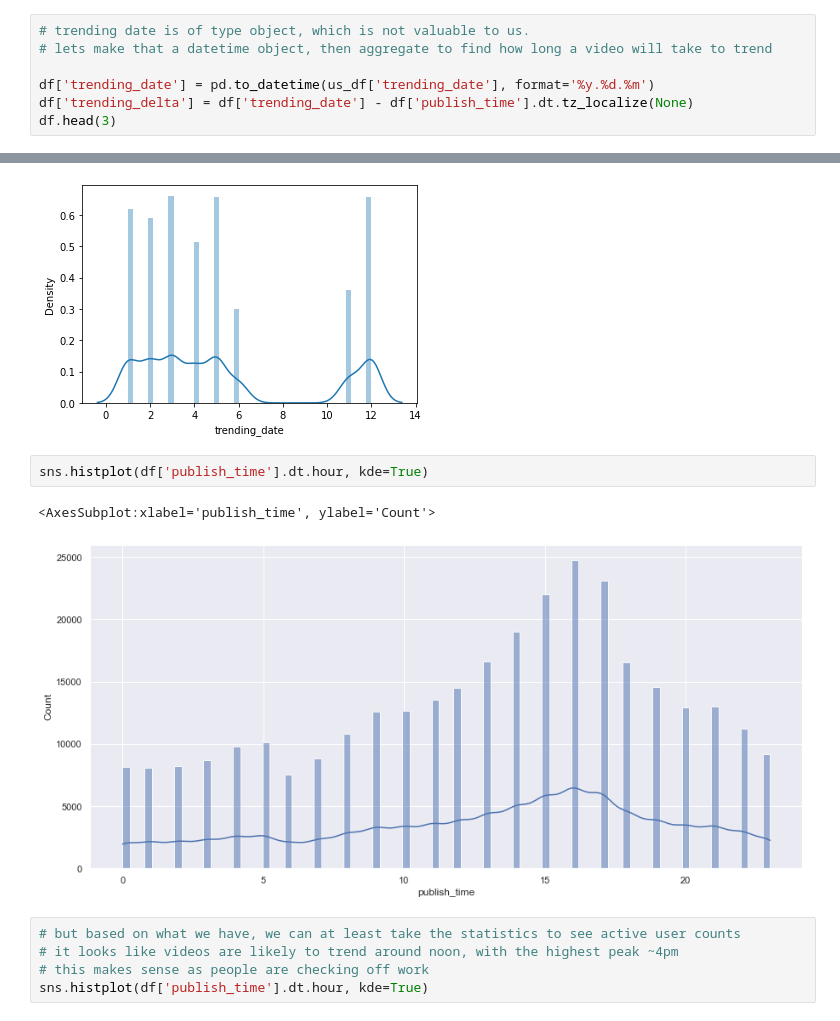
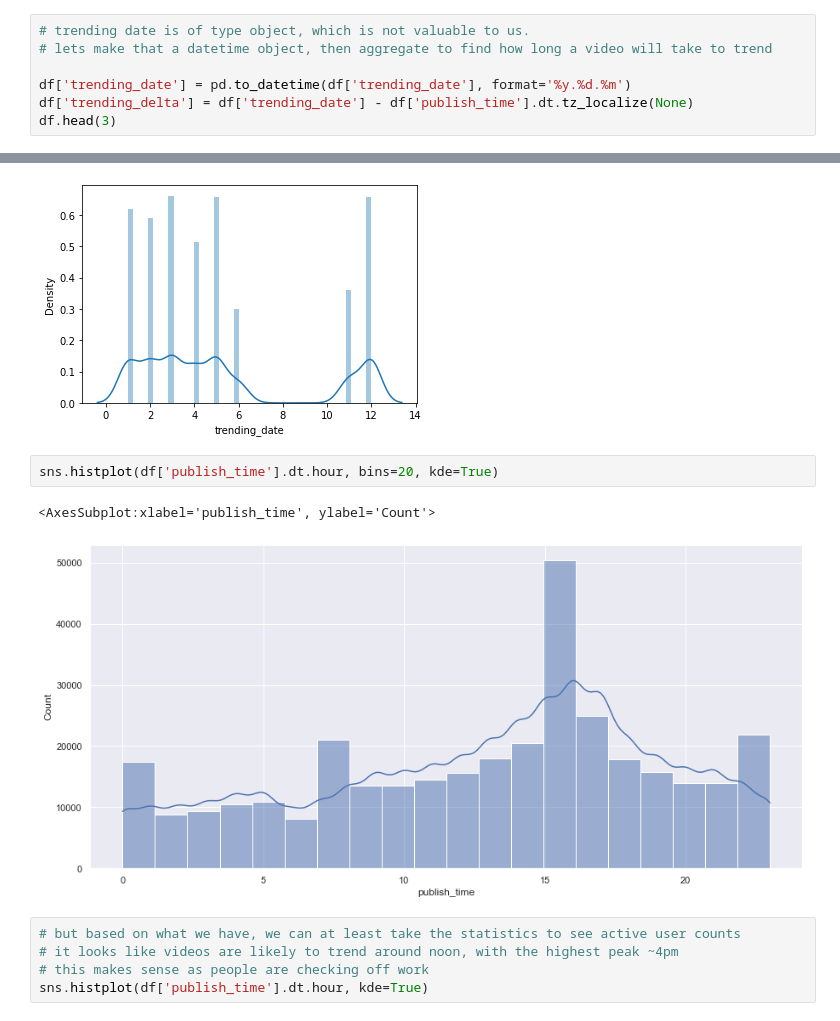
Before and after one commit to danielosetiawan/YouTube-EDA, a Jupyter notebook: youtube ipynb.ipynb, the cells around one changed output, grey strips where cells are left out. Saved outputs shown, nothing was run; the diff lists cells and outputs as text.

```diff
--- a/youtube ipynb.ipynb
+++ b/youtube ipynb.ipynb
@@ -90,7 +90,7 @@ df.head(3)
 # trending date is of type object, which is not valuable to us.
 # lets make that a datetime object, then aggregate to find how long a video will take to trend
 
-df['trending_date'] = pd.to_datetime(us_df['trending_date'], format='%y.%d.%m')
+df['trending_date'] = pd.to_datetime(df['trending_date'], format='%y.%d.%m')
 df['trending_delta'] = df['trending_date'] - df['publish_time'].dt.tz_localize(None)
 df.head(3)
 # %% [output]
@@ -459,10 +580,10 @@ min: 11         max: 6
 <AxesSubplot:xlabel='trending_date', ylabel='Density'>
 [figure]
 # %%
-sns.histplot(df['publish_time'].dt.hour, kde=True)
+sns.histplot(df['publish_time'].dt.hour, bins=20, kde=True)
 # %% [output]
 <AxesSubplot:xlabel='publish_time', ylabel='Count'>
-[figure, old version]
+[figure, new version]
 # %%
 # but based on what we have, we can at least take the statistics to see active user counts
 # it looks like videos are likely to trend around noon, with the highest peak ~4pm
```
Also changed, not shown: parts of 28 cells of this notebook.
